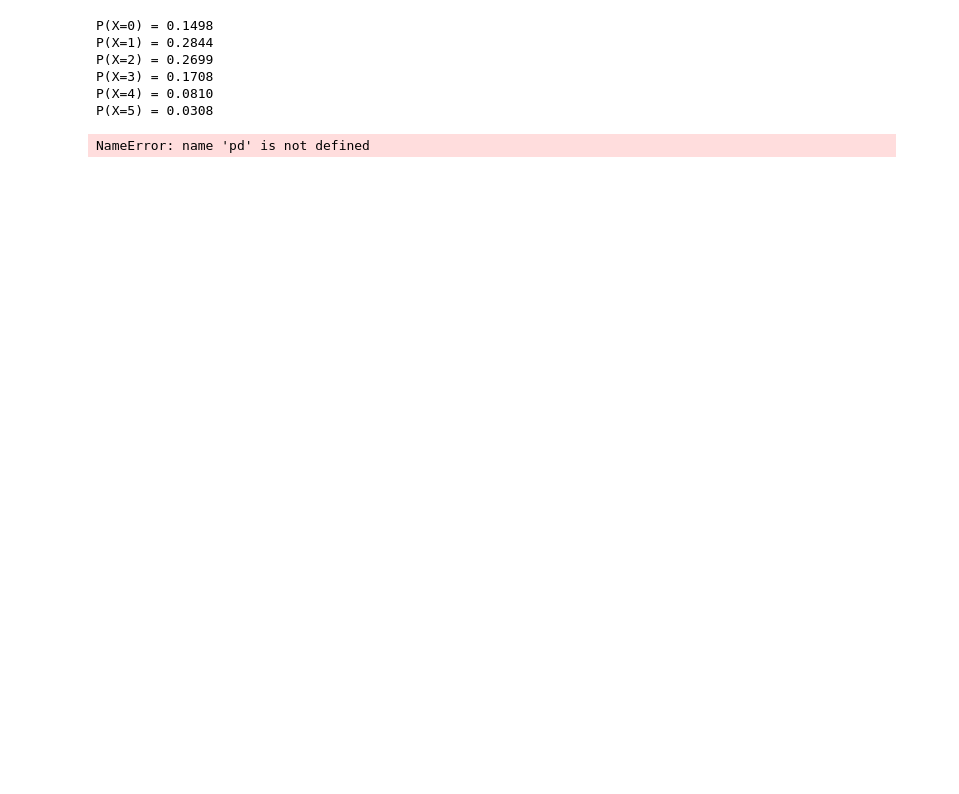
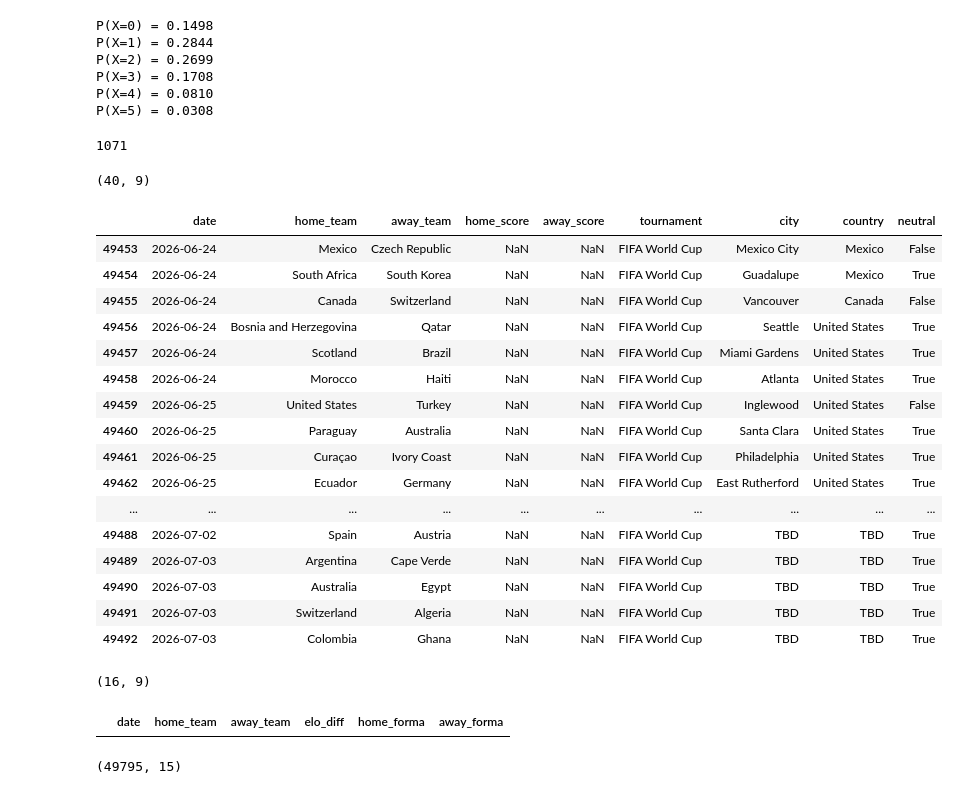
Before and after one commit to MaximilianoPalma03/mundial-predictor, a Jupyter notebook: notebooks/01_EDA_y_features.ipynb, the cells around one changed output. Drawn from its saved outputs; the diff is of its cells as text; code cells hidden in the pictures; blank space fills up the shorter version.

```diff
--- a/notebooks/01_EDA_y_features.ipynb
+++ b/notebooks/01_EDA_y_features.ipynb
@@ -589,13 +599,43 @@ P(X=3) = 0.1708
 P(X=4) = 0.0810
 P(X=5) = 0.0308
 # %%
-dataset_features = pd.read_csv('../data/processed/dataset_features.csv')
-
-dataset_features.loc[
-    (dataset_features['home_team'] == 'Argentina') |
-    (dataset_features['away_team'] == 'Argentina')
-]
-
-dataset_features.loc[dataset_features['home_team'] == 'Argentina'] & dataset_features.loc[dataset_features['away_team'] == 'Argentina']
+partidos_argentina.shape[0]
 # %% [output]
-NameError: name 'pd' is not defined
+1071
+# %%
+partidos_a_predecir.shape
+# %% [output]
+(40, 9)
+# %%
+partidos_a_predecir.head(40)
+# %% [output]
+|  | date | home_team | away_team | home_score | away_score | tournament | city | country | neutral |
+| 49453 | 2026-06-24 | Mexico | Czech Republic | NaN | NaN | FIFA World Cup | Mexico City | Mexico | False |
+| 49454 | 2026-06-24 | South Africa | South Korea | NaN | NaN | FIFA World Cup | Guadalupe | Mexico | True |
+| 49455 | 2026-06-24 | Canada | Switzerland | NaN | NaN | FIFA World Cup | Vancouver | Canada | False |
+| 49456 | 2026-06-24 | Bosnia and Herzegovina | Qatar | NaN | NaN | FIFA World Cup | Seattle | United States | True |
+| 49457 | 2026-06-24 | Scotland | Brazil | NaN | NaN | FIFA World Cup | Miami Gardens | United States | True |
+| 49458 | 2026-06-24 | Morocco | Haiti | NaN | NaN | FIFA World Cup | Atlanta | United States | True |
+| 49459 | 2026-06-25 | United States | Turkey | NaN | NaN | FIFA World Cup | Inglewood | United States | False |
+| 49460 | 2026-06-25 | Paraguay | Australia | NaN | NaN | FIFA World Cup | Santa Clara | United States | True |
+| 49461 | 2026-06-25 | Curaçao | Ivory Coast | NaN | NaN | FIFA World Cup | Philadelphia | United States | True |
+| 49462 | 2026-06-25 | Ecuador | Germany | NaN | NaN | FIFA World Cup | East Rutherford | United States | True |
+| ... | ... | ... | ... | ... | ... | ... | ... | ... | ... |
+| 49488 | 2026-07-02 | Spain | Austria | NaN | NaN | FIFA World Cup | TBD | TBD | True |
+| 49489 | 2026-07-03 | Argentina | Cape Verde | NaN | NaN | FIFA World Cup | TBD | TBD | True |
+| 49490 | 2026-07-03 | Australia | Egypt | NaN | NaN | FIFA World Cup | TBD | TBD | True |
+| 49491 | 2026-07-03 | Switzerland | Algeria | NaN | NaN | FIFA World Cup | TBD | TBD | True |
+| 49492 | 2026-07-03 | Colombia | Ghana | NaN | NaN | FIFA World Cup | TBD | TBD | True |
+# %%
+dieciseisavos_a_predecir = partidos_a_predecir[partidos_a_predecir['date'] >= '2026-06-28']
+dieciseisavos_a_predecir.shape
+# %% [output]
+(16, 9)
+# %%
+df_final[df_final['date'] >= '2026-06-28'][['date', 'home_team', 'away_team', 'elo_diff', 'home_forma', 'away_forma']]
+# %% [output]
+|  | date | home_team | away_team | elo_diff | home_forma | away_forma |
+# %%
+df_final.shape
+# %% [output]
+(49795, 15)
```
Also changed, not shown: parts of 22 cells of this notebook, 6 other files.
